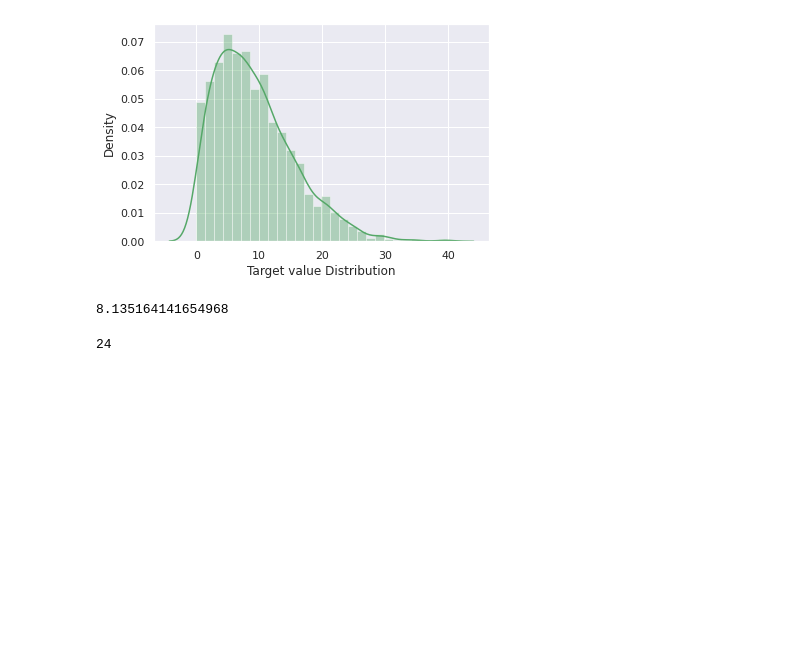
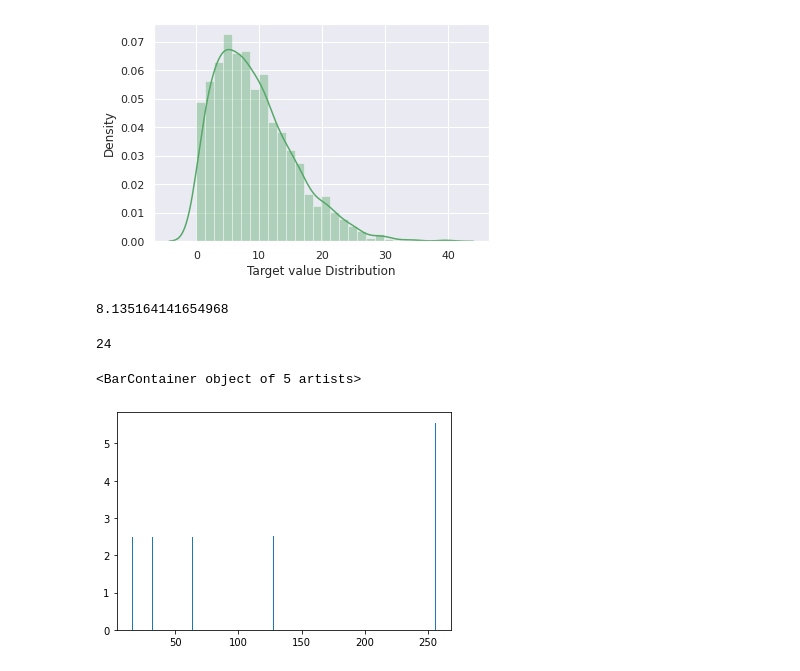
Before and after one commit to Ydeh22/inverseDesignMetaMatl, a Jupyter notebook: [r]_target_distribution.ipynb, the cells around one changed output. Saved outputs shown, nothing was run; the diff lists cells and outputs as text; code cells hidden in the pictures; blank space fills up the shorter version.

```diff
--- a/[r]_target_distribution.ipynb
+++ b/[r]_target_distribution.ipynb
@@ -199,0 +215,8 @@ nbin
+# %%
+import matplotlib.pyplot as plt
+x = [16, 32, 64, 128, 256]
+y = [2.4765, 2.4819, 2.4781, 2.5243, 5.5551]
+plt.bar(x, y)
+# %% [output]
+<BarContainer object of 5 artists>
+[figure, added]
```
Also changed, not shown: parts of 8 cells of this notebook.
